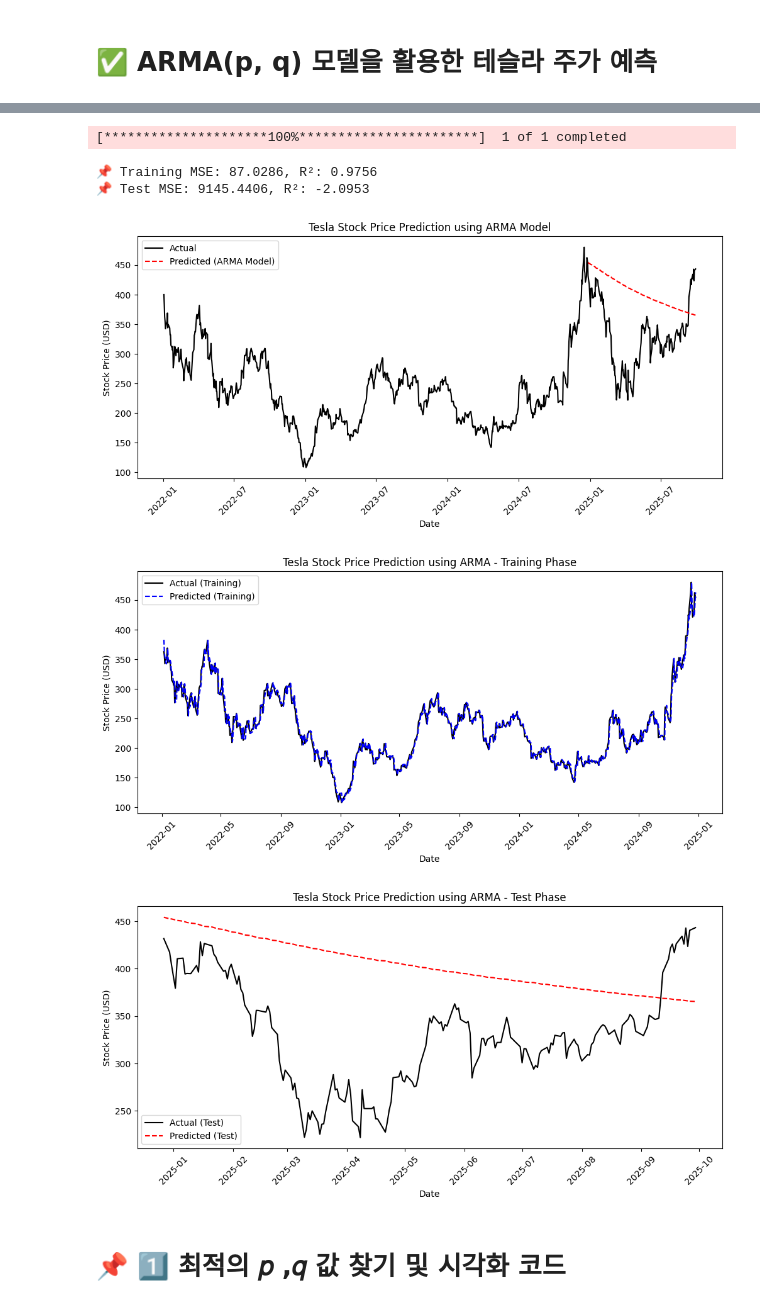
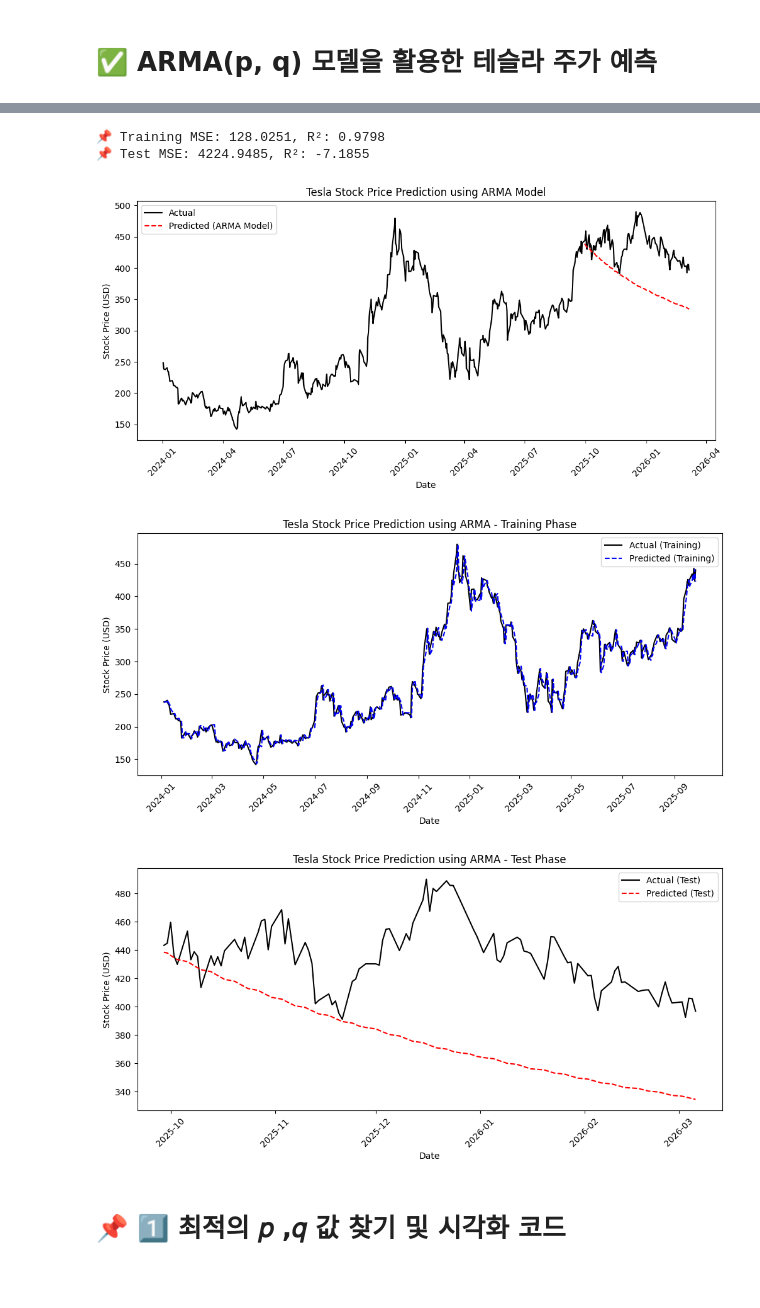
Before and after one commit to nhjung-phd/TimeSeriesAnalysis, a Jupyter notebook: notebooks/03_ARMA_forecasting.ipynb, the cells around one changed output, grey strips where cells are left out. Saved outputs shown, nothing was run; the diff lists cells and outputs as text; code cells hidden in the pictures; blank space fills up the shorter version.

```diff
--- a/notebooks/03_ARMA_forecasting.ipynb
+++ b/notebooks/03_ARMA_forecasting.ipynb
@@ -11,7 +35,7 @@ from statsmodels.tsa.arima.model import ARIMA
 from sklearn.metrics import mean_squared_error, r2_score
 
 # 📌 1️⃣ 테슬라(TSLA) 주가 데이터 다운로드 (최근 2년치)
-df = yf.download("TSLA", start="2022-01-01", end="2025-09-30")
+df = yf.download("TSLA", start="2024-01-01", end="2026-03-21", auto_adjust=True, progress=False)
 
 # 데이터프레임 변환
 df = df.reset_index()
@@ -50,38 +74,37 @@ plt.plot(df["Date"], df["Close"], label="Actual", color="black")
 plt.plot(test["Date"], test_pred, label="Predicted (ARMA Model)", linestyle="--", color="red")
 plt.title("Tesla Stock Price Prediction using ARMA Model")
 plt.xlabel("Date")
 plt.ylabel("Stock Price (USD)")
 plt.xticks(rotation=45)
 plt.legend()
 plt.show()
 
 # 📌 8️⃣ 결과 시각화 (훈련 데이터 예측 vs 실제값)
 plt.figure(figsize=(12, 5))
 plt.plot(train["Date"][p:], train_actual, label="Actual (Training)", color="black")
 plt.plot(train["Date"][p:], train_pred, label="Predicted (Training)", color="blue", linestyle="--")
 plt.title("Tesla Stock Price Prediction using ARMA - Training Phase")
 plt.xlabel("Date")
 plt.ylabel("Stock Price (USD)")
 plt.xticks(rotation=45)
 plt.legend()
 plt.show()
 
 # 📌 9️⃣ 결과 시각화 (테스트 데이터 예측 vs 실제값)
 plt.figure(figsize=(12, 5))
 plt.plot(test["Date"], test_actual, label="Actual (Test)", color="black")
 plt.plot(test["Date"], test_pred, label="Predicted (Test)", linestyle="--", color="red")
 plt.title("Tesla Stock Price Prediction using ARMA - Test Phase")
 plt.xlabel("Date")
 plt.ylabel("Stock Price (USD)")
 plt.xticks(rotation=45)
 plt.legend()
 plt.show()
 # %% [output]
-[*********************100%***********************]  1 of 1 completed
+📌 Training MSE: 128.0251, R²: 0.9798
+📌 Test MSE: 4224.9485, R²: -7.1855
-📌 Training MSE: 87.0286, R²: 0.9756
-📌 Test MSE: 9145.4406, R²: -2.0953
-[figure, old version]
+[figure, new version]
-[figure, old version]
+[figure, new version]
-[figure, old version]
+[figure, new version]
 # %% [markdown]
 # 📌 1️⃣ 최적의 𝑝 ,𝑞 값 찾기 및 시각화 코드
```
Also changed, not shown: parts of 25 cells of this notebook.
